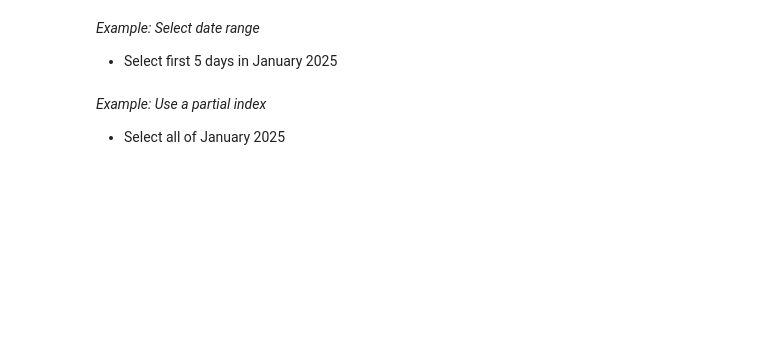
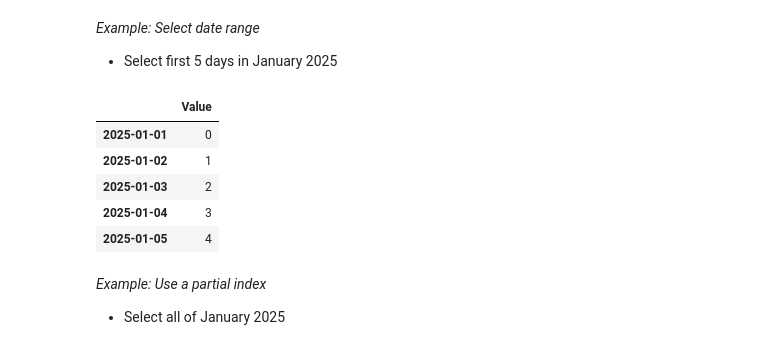
Before and after one commit to Praapthi06/TECH2-H26, a Jupyter notebook: lectures/lecture4/lecture4-PR.ipynb, the cells around one changed output. Cells and saved outputs as stored; diff of their text form; code cells hidden in the pictures; blank space fills up the shorter version.

```diff
--- a/lectures/lecture4/lecture4-PR.ipynb
+++ b/lectures/lecture4/lecture4-PR.ipynb
@@ -560,6 +618,15 @@ end = '2025-03-31'
 *Example: Select date range*
 
 - Select first 5 days in January 2025
+# %%
+df.loc['2025-01-01':'2025-01-05']
+# %% [output]
+|  | Value |
+| 2025-01-01 | 0 |
+| 2025-01-02 | 1 |
+| 2025-01-03 | 2 |
+| 2025-01-04 | 3 |
+| 2025-01-05 | 4 |
 # %% [markdown]
 *Example: Use a partial index*
 
```
Also changed, not shown: parts of 7 cells of this notebook.
